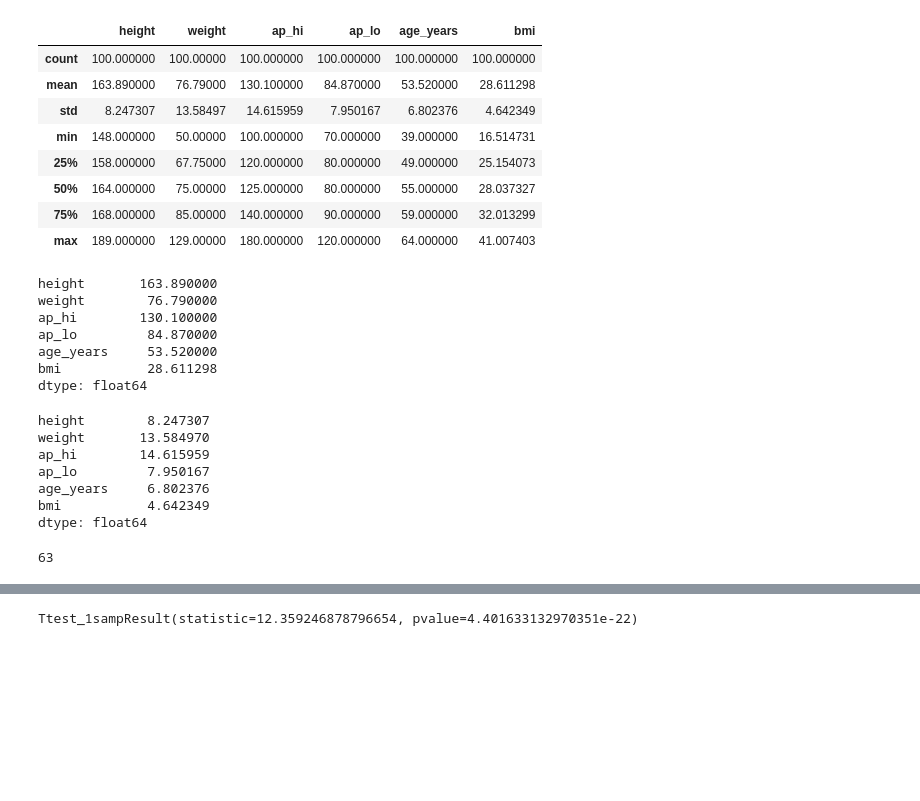
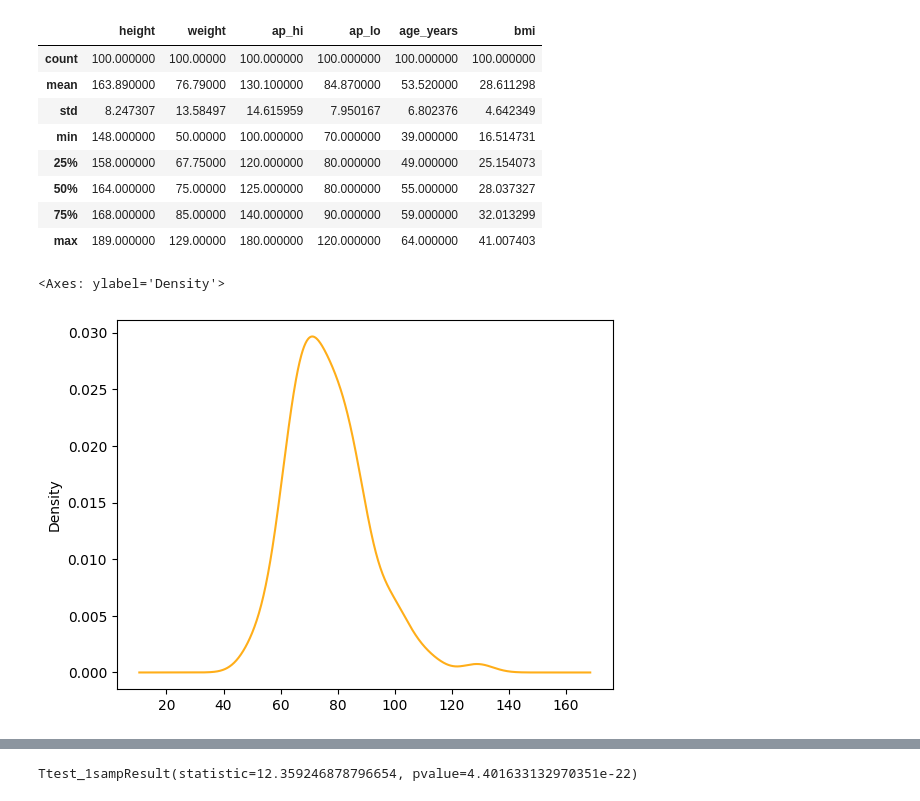
Before and after one commit to farhanarrafi/empirical-analysis-cardiovascular-data, a Jupyter notebook: Emperical_Analysis_Project.ipynb, the cells around one changed output, grey strips where cells are left out. Cells and saved outputs as stored; diff of their text form; code cells hidden in the pictures; blank space fills up the shorter version.

```diff
--- a/Emperical_Analysis_Project.ipynb
+++ b/Emperical_Analysis_Project.ipynb
@@ -178,27 +94,8 @@ samples.describe()
 | 50% | 164.000000 | 75.00000 | 125.000000 | 80.000000 | 55.000000 | 28.037327 |
 | 75% | 168.000000 | 85.00000 | 140.000000 | 90.000000 | 59.000000 | 32.013299 |
 | max | 189.000000 | 129.00000 | 180.000000 | 120.000000 | 64.000000 | 41.007403 |
-# %%
-samples.mean()
-# %% [output]
-height       163.890000
-weight        76.790000
-ap_hi        130.100000
-ap_lo         84.870000
-age_years     53.520000
-bmi           28.611298
-dtype: float64
-# %%
-samples.std()
-# %% [output]
-height        8.247307
-weight       13.584970
-ap_hi        14.615959
-ap_lo         7.950167
-age_years     6.802376
-bmi           4.642349
-dtype: float64
-# %%
-len(samples[samples['weight'] > 70])
-# %% [output]
-63
+# %%
+samples['weight'].plot.density(color='orange', alpha=0.9)
+# %% [output]
+<Axes: ylabel='Density'>
+[figure, added]
```
Also changed, not shown: parts of 61 cells of this notebook.
